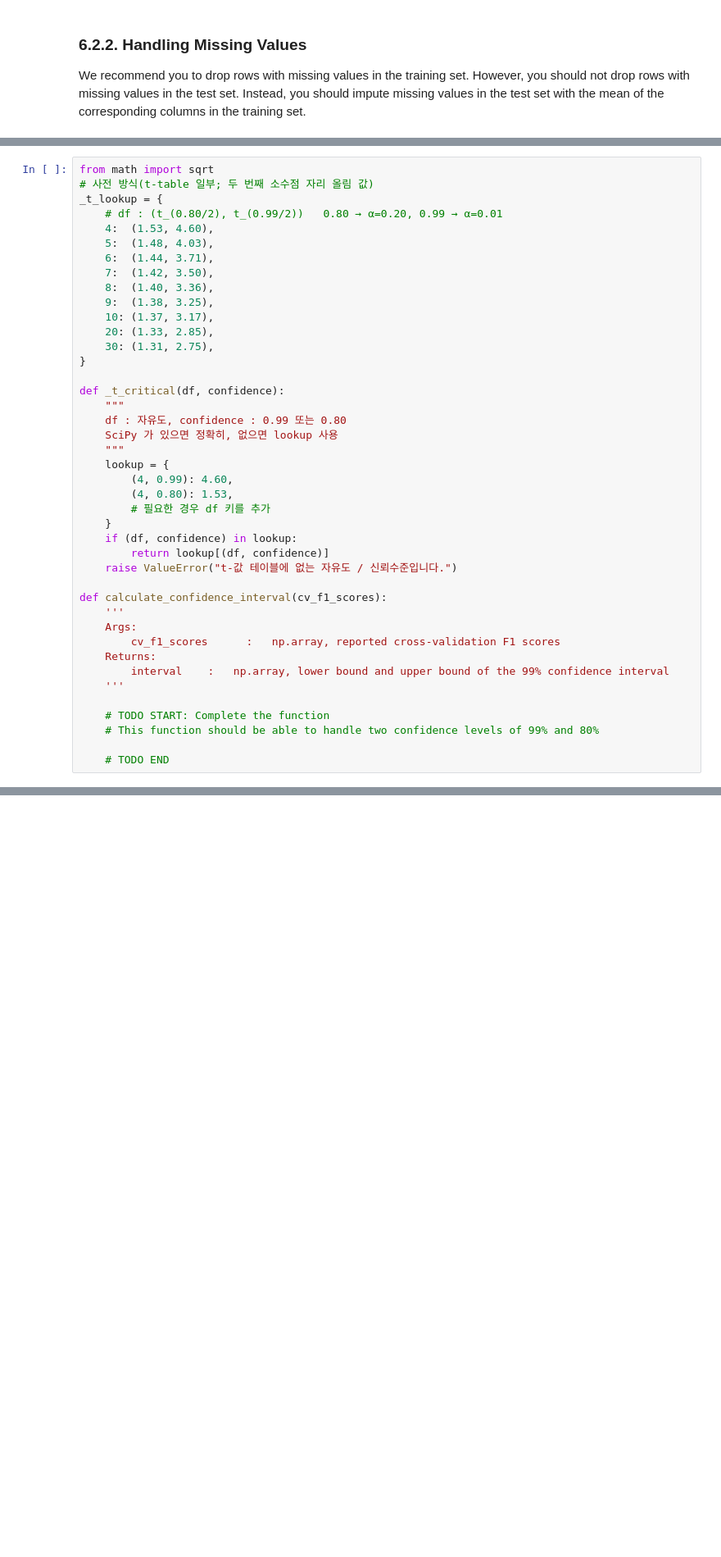
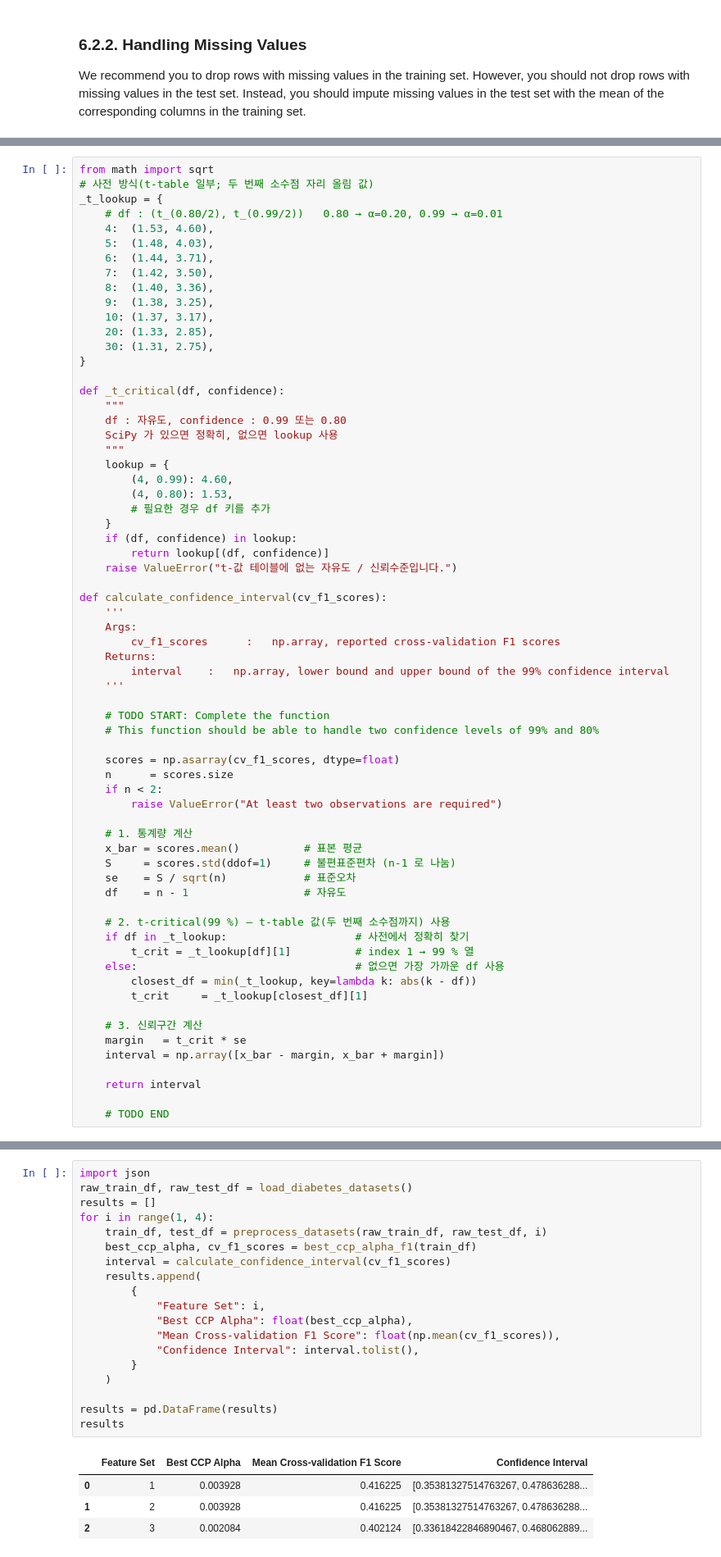
Before and after one commit to Scanf-s/Machine_Learning, a Jupyter notebook: CSE-SSU_HW1_Student_Version.ipynb, the cells around one changed output, grey strips where cells are left out. Shown at 82% size. Cells and saved outputs as stored; diff of their text form; blank space fills up the shorter version.

```diff
--- a/CSE-SSU_HW1_Student_Version.ipynb
+++ b/CSE-SSU_HW1_Student_Version.ipynb
@@ -1153,6 +1171,30 @@ def calculate_confidence_interval(cv_f1_scores):
     # TODO START: Complete the function
     # This function should be able to handle two confidence levels of 99% and 80%
 
+    scores = np.asarray(cv_f1_scores, dtype=float)
+    n      = scores.size
+    if n < 2:
+        raise ValueError("At least two observations are required")
+
+    # 1. 통계량 계산
+    x_bar = scores.mean()          # 표본 평균
+    S     = scores.std(ddof=1)     # 불편표준편차 (n-1 로 나눔)
+    se    = S / sqrt(n)            # 표준오차
+    df    = n - 1                  # 자유도
+
+    # 2. t-critical(99 %) – t-table 값(두 번째 소수점까지) 사용
+    if df in _t_lookup:                    # 사전에서 정확히 찾기
+        t_crit = _t_lookup[df][1]          # index 1 → 99 % 열
+    else:                                  # 없으면 가장 가까운 df 사용
+        closest_df = min(_t_lookup, key=lambda k: abs(k - df))
+        t_crit     = _t_lookup[closest_df][1]
+
+    # 3. 신뢰구간 계산
+    margin   = t_crit * se
+    interval = np.array([x_bar - margin, x_bar + margin])
+
+    return interval
+
     # TODO END
 # %%
 def test_confidence_intervals():
@@ -1167,3 +1207,27 @@ NameError: name 'calculate_confidence_interval' is not defined
+# %%
+import json
+raw_train_df, raw_test_df = load_diabetes_datasets()
+results = []
+for i in range(1, 4):
+    train_df, test_df = preprocess_datasets(raw_train_df, raw_test_df, i)
+    best_ccp_alpha, cv_f1_scores = best_ccp_alpha_f1(train_df)
+    interval = calculate_confidence_interval(cv_f1_scores)
+    results.append(
+        {
+            "Feature Set": i,
+            "Best CCP Alpha": float(best_ccp_alpha),
+            "Mean Cross-validation F1 Score": float(np.mean(cv_f1_scores)),
+            "Confidence Interval": interval.tolist(),
+        }
+    )
+
+results = pd.DataFrame(results)
+results
+# %% [output]
+|  | Feature Set | Best CCP Alpha | Mean Cross-validation F1 Score | Confidence Interval |
+| 0 | 1 | 0.003928 | 0.416225 | [0.35381327514763267, 0.478636288... |
+| 1 | 2 | 0.003928 | 0.416225 | [0.35381327514763267, 0.478636288... |
+| 2 | 3 | 0.002084 | 0.402124 | [0.33618422846890467, 0.468062889... |
 # %% [markdown]
 ## **6.5. Performance Table [6 pts, manually graded]**
 
```
Also changed, not shown: parts of 13 cells of this notebook.
